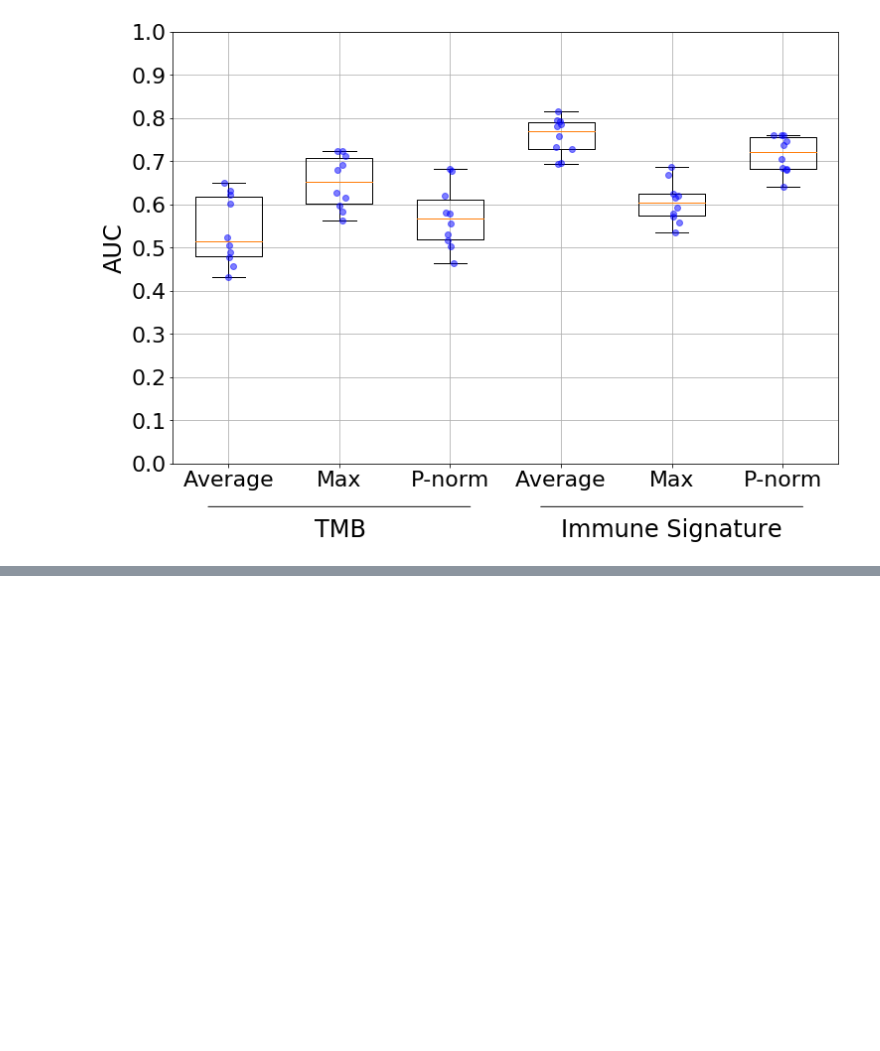
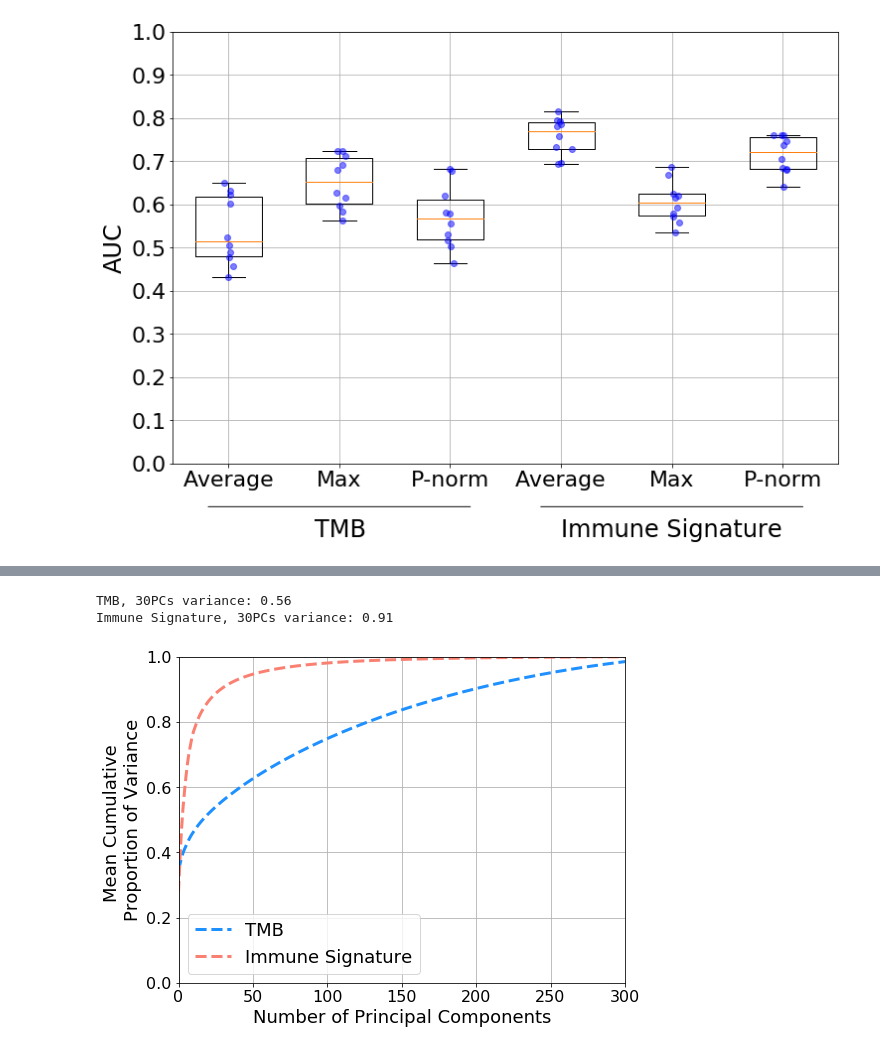
Before and after one commit to JTDean123/immunoHE, a Jupyter notebook: figures/figure4and5.ipynb, the cells around one changed output, grey strips where cells are left out. Drawn from its saved outputs; the diff is of its cells as text; code cells hidden in the pictures; blank space fills up the shorter version.

```diff
--- a/figures/figure4and5.ipynb
+++ b/figures/figure4and5.ipynb
@@ -361,0 +385,33 @@ plt.show()
+# %%
+# plot the mean variance explained by each PC across k-folds
+cumsums_tmb = []
+for pca_ in pca_tmb:
+    cumsums_tmb.append(pca_.explained_variance_ratio_.cumsum())
+cumsums_tmb = np.array(cumsums_tmb)
+
+print(f'TMB, 30PCs variance: {round(cumsums_tmb.mean(axis=0)[30], 2)}')
+
+cumsums_immune = []
+for pca_ in pca_immune:
+    cumsums_immune.append(pca_.explained_variance_ratio_.cumsum())
+cumsums_immune = np.array(cumsums_immune)
+
+print(f'Immune Signature, 30PCs variance: {round(cumsums_immune.mean(axis=0)[30], 2)}')
+
+plt.figure(figsize=(8,6))
+plt.plot(range(cumsums_tmb.shape[1]), cumsums_tmb.mean(axis=0), '--', color='dodgerblue', label='TMB', linewidth=3)
+plt.plot(range(cumsums_immune.shape[1]), cumsums_immune.mean(axis=0), '--', color='salmon', label='Immune Signature',linewidth=3)
+
+plt.xticks(fontsize=16)
+plt.ylim([0,1])
+plt.yticks(fontsize=16)
+plt.xlim([0, max(pc_range)])
+plt.grid()
+plt.xlabel('Number of Principal Components', fontsize=18)
+plt.ylabel('Mean Cumulative \nProportion of Variance', fontsize=18)
+plt.legend(fontsize=18)
+plt.show()
+# %% [output]
+TMB, 30PCs variance: 0.56
+Immune Signature, 30PCs variance: 0.91
+[figure, added]
```
Also changed, not shown: parts of 8 cells of this notebook.
